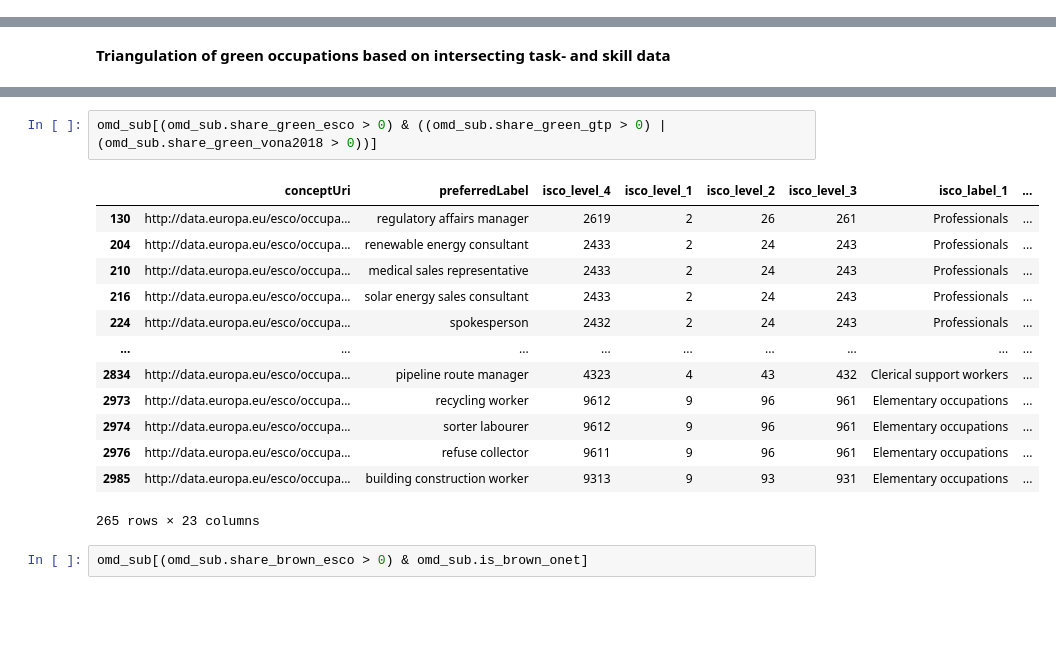
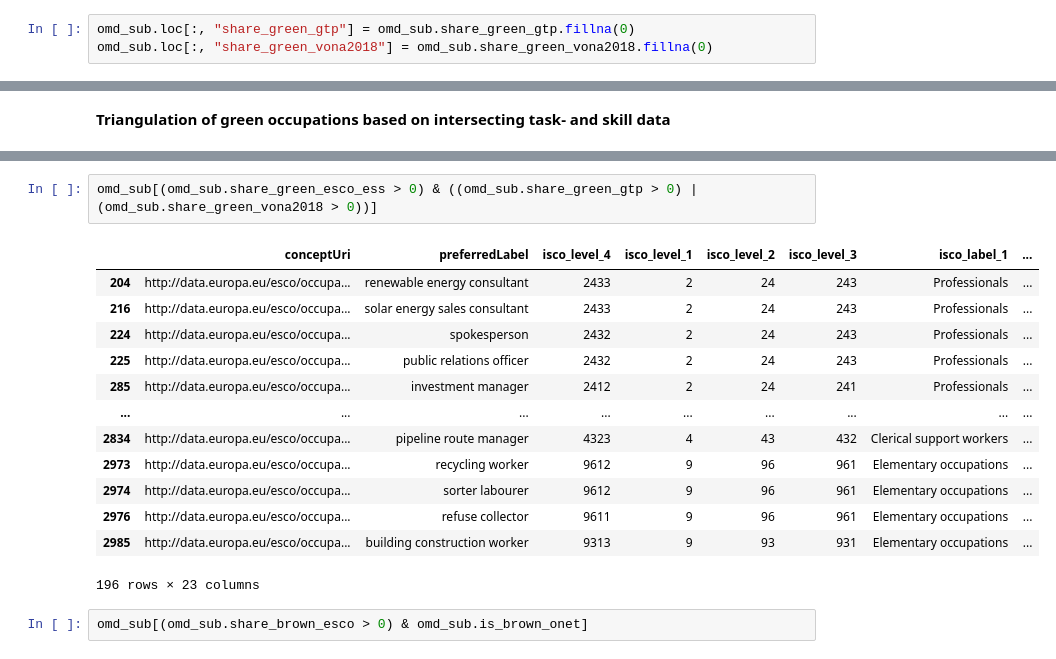
Before and after one commit to derpyninja/re4gt, a Jupyter notebook: notebooks/new/02-fz-esco-onet-data-merging.ipynb, the cells around one changed output, grey strips where cells are left out. Drawn from its saved outputs; the diff is of its cells as text; blank space fills up the shorter version.

Commit message:
refactoring changes, merging of green/brown occ data

```diff
--- a/notebooks/new/02-fz-esco-onet-data-merging.ipynb
+++ b/notebooks/new/02-fz-esco-onet-data-merging.ipynb
@@ -517,0 +536,3 @@ omd_sub = omd[cols]
+# %%
+omd_sub.loc[:, "share_green_gtp"] = omd_sub.share_green_gtp.fillna(0)
+omd_sub.loc[:, "share_green_vona2018"] = omd_sub.share_green_vona2018.fillna(0)
@@ -520,19 +625,19 @@ omd_sub = omd[cols]
 # %%
-omd_sub[(omd_sub.share_green_esco > 0) & ((omd_sub.share_green_gtp > 0) | (omd_sub.share_green_vona2018 > 0))]
+omd_sub[(omd_sub.share_green_esco_ess > 0) & ((omd_sub.share_green_gtp > 0) | (omd_sub.share_green_vona2018 > 0))]
 # %% [output]
 |  | conceptUri | preferredLabel | isco_level_4 | isco_level_1 | isco_level_2 | isco_level_3 | isco_label_1 | ... |
-| 130 | http://data.europa.eu/esco/occupa... | regulatory affairs manager | 2619 | 2 | 26 | 261 | Professionals | ... |
 | 204 | http://data.europa.eu/esco/occupa... | renewable energy consultant | 2433 | 2 | 24 | 243 | Professionals | ... |
-| 210 | http://data.europa.eu/esco/occupa... | medical sales representative | 2433 | 2 | 24 | 243 | Professionals | ... |
 | 216 | http://data.europa.eu/esco/occupa... | solar energy sales consultant | 2433 | 2 | 24 | 243 | Professionals | ... |
 | 224 | http://data.europa.eu/esco/occupa... | spokesperson | 2432 | 2 | 24 | 243 | Professionals | ... |
+| 225 | http://data.europa.eu/esco/occupa... | public relations officer | 2432 | 2 | 24 | 243 | Professionals | ... |
+| 285 | http://data.europa.eu/esco/occupa... | investment manager | 2412 | 2 | 24 | 241 | Professionals | ... |
 | ... | ... | ... | ... | ... | ... | ... | ... | ... |
 | 2834 | http://data.europa.eu/esco/occupa... | pipeline route manager | 4323 | 4 | 43 | 432 | Clerical support workers | ... |
 | 2973 | http://data.europa.eu/esco/occupa... | recycling worker | 9612 | 9 | 96 | 961 | Elementary occupations | ... |
 | 2974 | http://data.europa.eu/esco/occupa... | sorter labourer | 9612 | 9 | 96 | 961 | Elementary occupations | ... |
 | 2976 | http://data.europa.eu/esco/occupa... | refuse collector | 9611 | 9 | 96 | 961 | Elementary occupations | ... |
 | 2985 | http://data.europa.eu/esco/occupa... | building construction worker | 9313 | 9 | 93 | 931 | Elementary occupations | ... |
-265 rows × 23 columns
+196 rows × 23 columns
 # %%
 omd_sub[(omd_sub.share_brown_esco > 0) & omd_sub.is_brown_onet]
 # %% [output]
```
Also changed, not shown: parts of 11 cells of this notebook, 7 other files.
